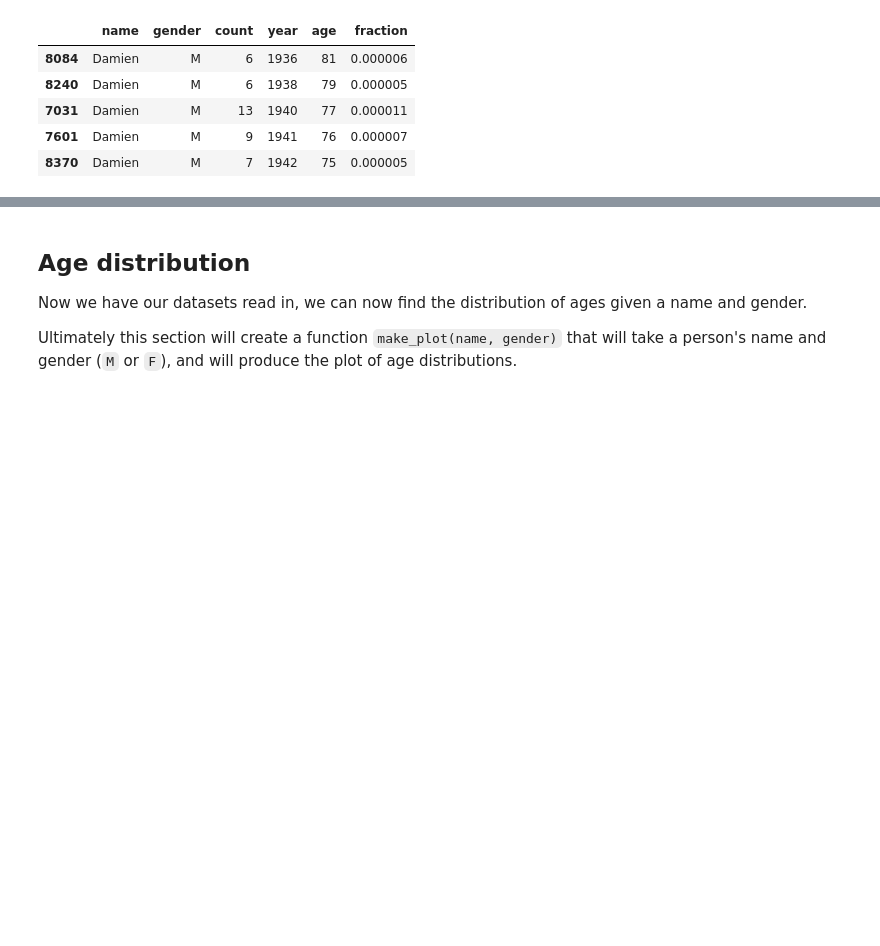
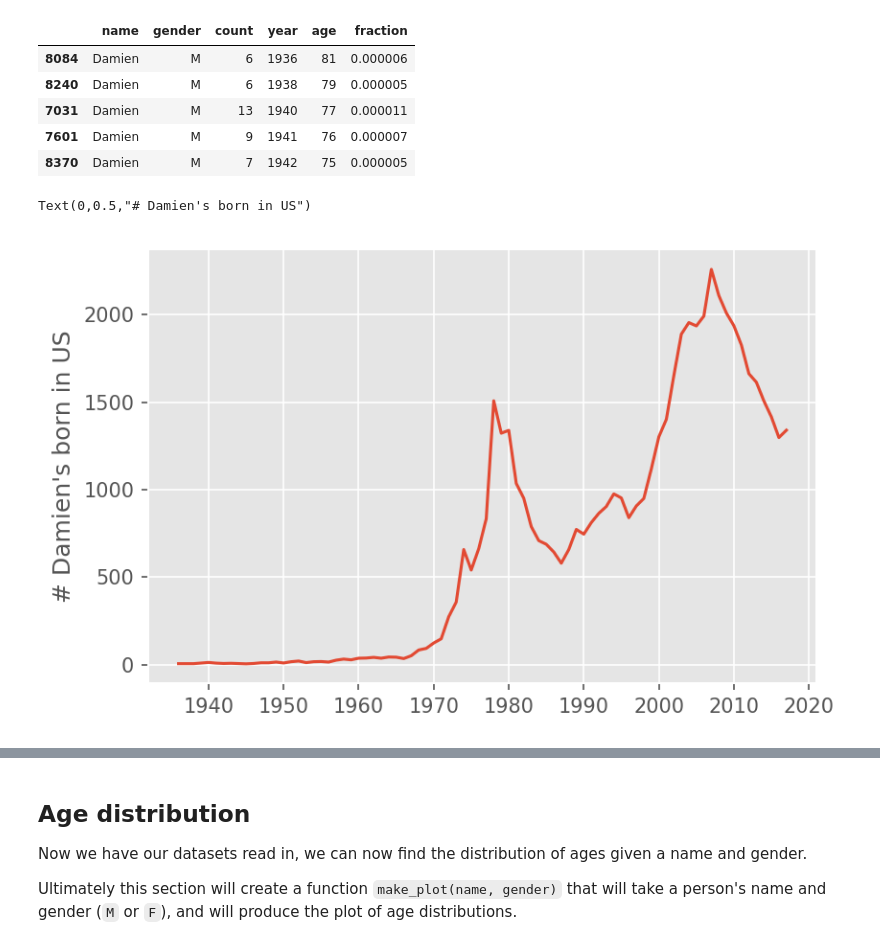
Before and after one commit to kiwidamien/naive_bayes_names, a Jupyter notebook: naive_bayes_names.ipynb, the cells around one changed output, grey strips where cells are left out. Drawn from its saved outputs; the diff is of its cells as text; code cells hidden in the pictures; blank space fills up the shorter version.

```diff
--- a/naive_bayes_names.ipynb
+++ b/naive_bayes_names.ipynb
@@ -111,7 +111,8 @@ def filter_frame(name, gender):
     filtered = name_df[(name_df['name'] == name) & (name_df['gender'] == gender)]
     return filtered
 
-filter_frame('Damien', 'M').head()
+damien_frame = filter_frame('Damien', 'M')
+damien_frame.head()
 # %% [output]
 |  | name | gender | count | year | age | fraction |
 | 8084 | Damien | M | 6 | 1936 | 81 | 0.000006 |
@@ -119,3 +120,10 @@ filter_frame('Damien', 'M').head()
 | 7031 | Damien | M | 13 | 1940 | 77 | 0.000011 |
 | 7601 | Damien | M | 9 | 1941 | 76 | 0.000007 |
 | 8370 | Damien | M | 7 | 1942 | 75 | 0.000005 |
+# %%
+plt.figure(dpi=150)
+plt.plot(damien_frame['year'], damien_frame['count'])
+plt.ylabel("# Damien's born in US")
+# %% [output]
+Text(0,0.5,"# Damien's born in US")
+[figure, added]
```
Also changed, not shown: parts of 11 cells of this notebook, 1 other file.
